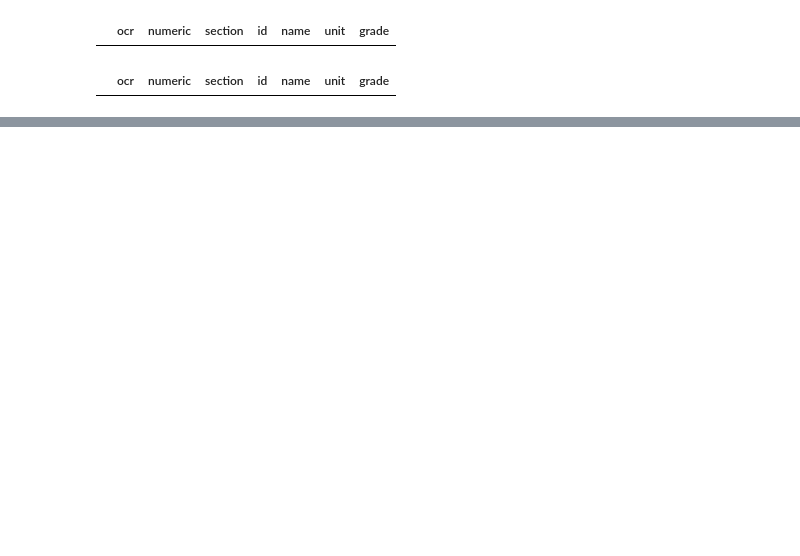
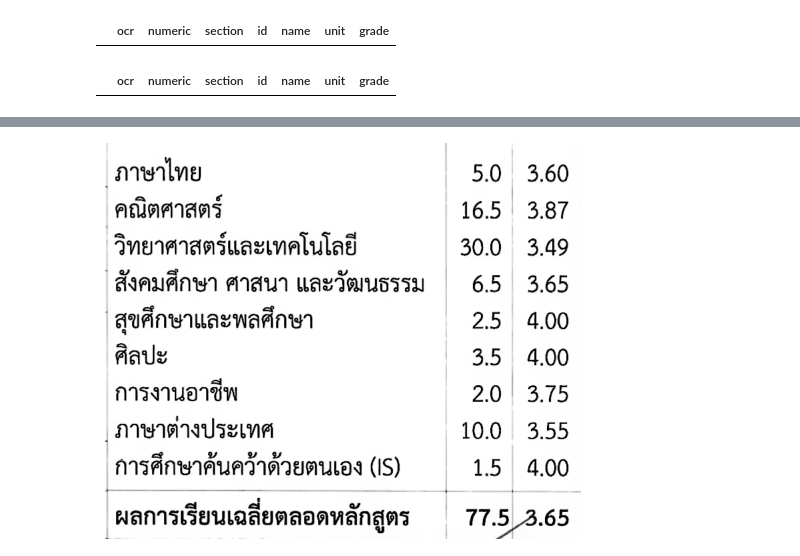
Before and after one commit to OhmSuphanat/transOCR, a Jupyter notebook: main.ipynb, the cells around one changed output, grey strips where cells are left out. Drawn from its saved outputs; the diff is of its cells as text; code cells hidden in the pictures; blank space fills up the shorter version.

```diff
--- a/main.ipynb
+++ b/main.ipynb
@@ -56,6 +72,10 @@ load_data.export_df_to_csv("data/out/csv", front_image_name, front_edf)
 load_data.csv_to_json("data/out/json", "data/out/csv", front_image_name)
 load_data.export_df_to_csv("data/out/csv", back_image_name, back_edf)
 load_data.csv_to_json("data/out/json", "data/out/csv", back_image_name)
+# %%
+pb_sections[0]
+# %% [output]
+[figure, added]
 # %%
 def add_alphabet_to_image(image, bounding_box, alphabet, font:str):
     # Open the original image
```
Also changed, not shown: parts of 4 cells of this notebook, 2 other files.
